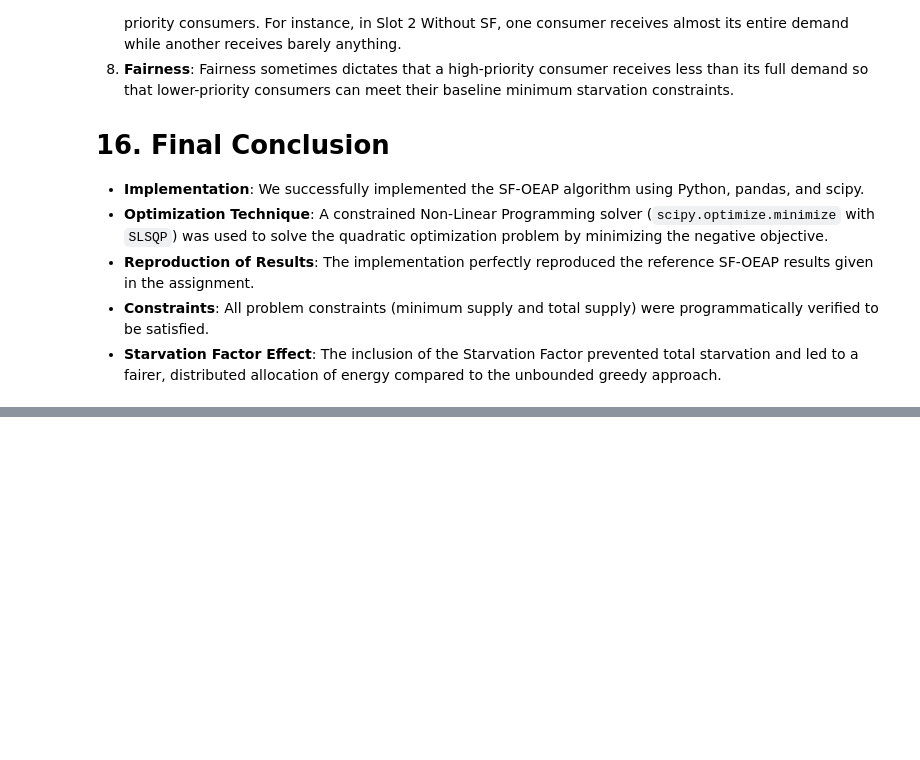
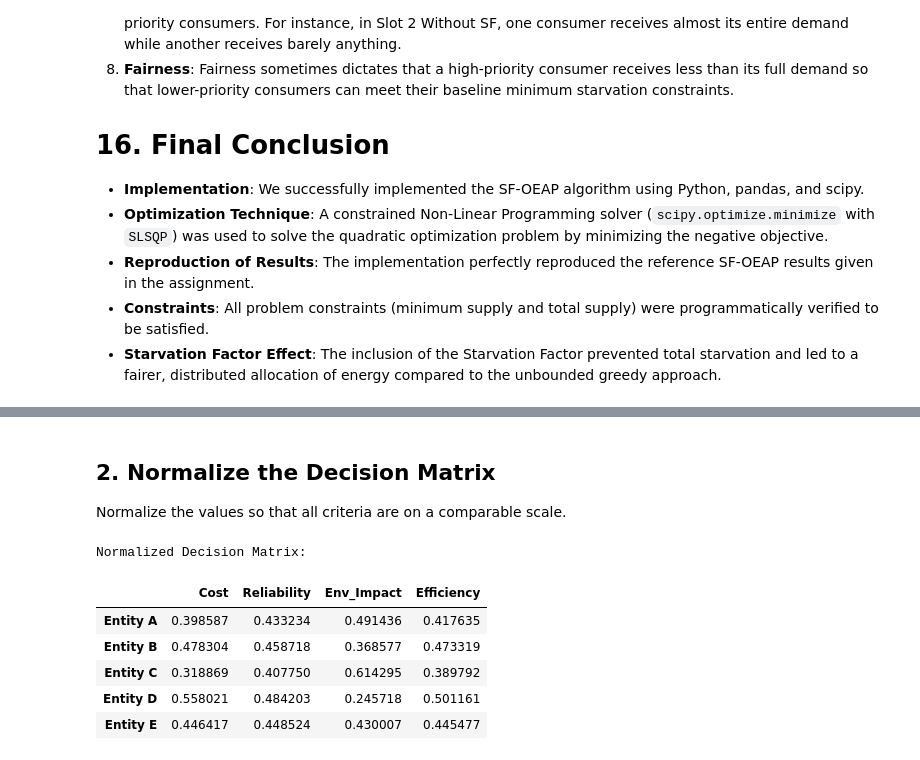
Before and after one commit to Smitvd22/Sem7-AiForSustainability, a Jupyter notebook: T3/U23Ai118_Tutorial_3_Energy_Scheduling.ipynb, the cells around one changed output, grey strips where cells are left out. Cells and saved outputs as stored; diff of their text form; code cells hidden in the pictures; blank space fills up the shorter version.

```diff
--- a/T3/U23Ai118_Tutorial_3_Energy_Scheduling.ipynb
+++ b/T3/U23Ai118_Tutorial_3_Energy_Scheduling.ipynb
@@ -386,0 +431,19 @@ All constraints satisfied: True
+# %% [markdown]
+## 2. Normalize the Decision Matrix
+
+Normalize the values so that all criteria are on a comparable scale.
+# %%
+# Step 1: Normalize the decision matrix
+norm_matrix = data / np.sqrt((data**2).sum(axis=0))
+
+df_norm = pd.DataFrame(norm_matrix, columns=['Cost', 'Reliability', 'Env_Impact', 'Efficiency'], index=alternatives)
+print("Normalized Decision Matrix:")
+display(df_norm)
+# %% [output]
+Normalized Decision Matrix:
+|  | Cost | Reliability | Env_Impact | Efficiency |
+| Entity A | 0.398587 | 0.433234 | 0.491436 | 0.417635 |
+| Entity B | 0.478304 | 0.458718 | 0.368577 | 0.473319 |
+| Entity C | 0.318869 | 0.407750 | 0.614295 | 0.389792 |
+| Entity D | 0.558021 | 0.484203 | 0.245718 | 0.501161 |
+| Entity E | 0.446417 | 0.448524 | 0.430007 | 0.445477 |
```
Also changed, not shown: parts of 10 cells of this notebook.
